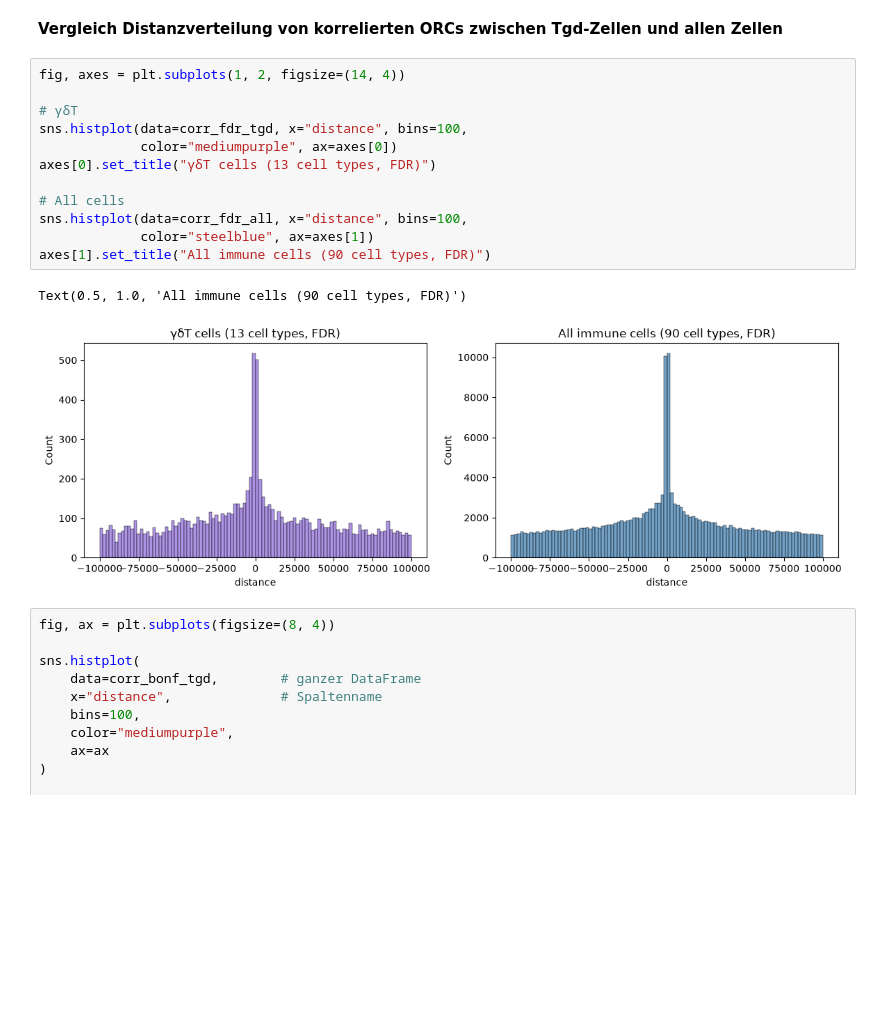
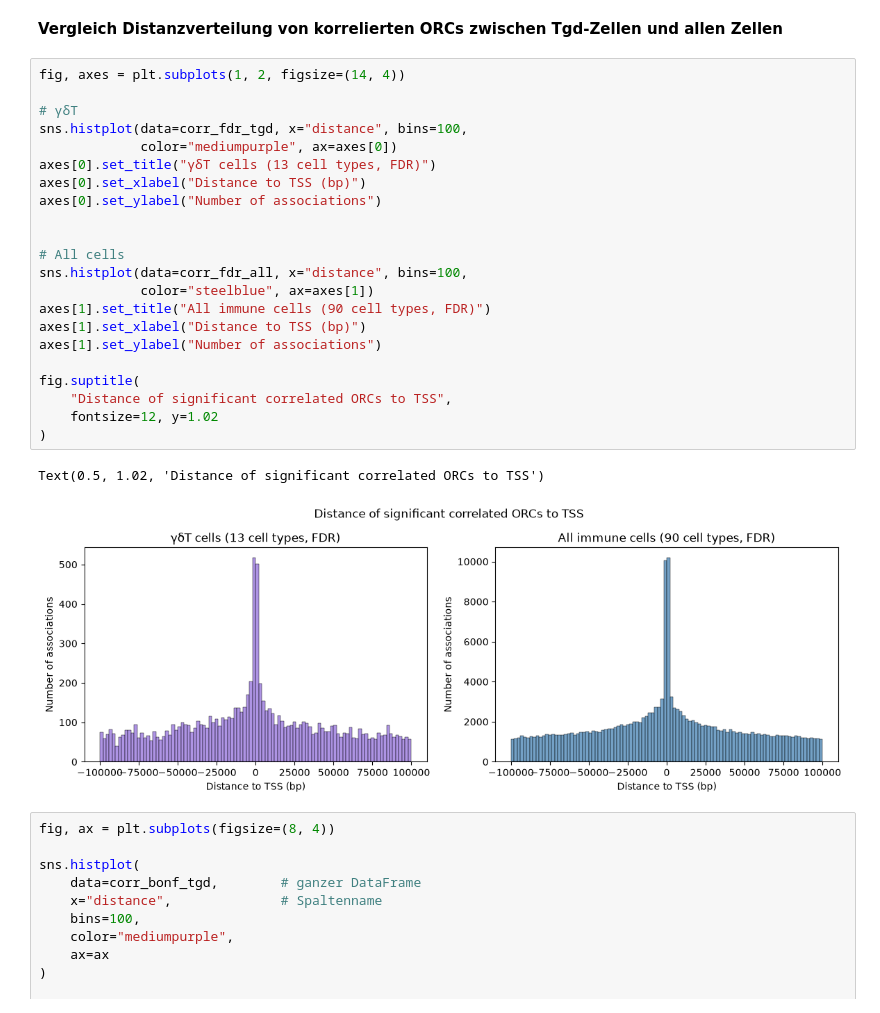
Before and after one commit to datascience-mobi-2026/topic04_team03, a Jupyter notebook: Jupyter_Lotta copy.ipynb, the cells around one changed output. Cells and saved outputs as stored; diff of their text form; blank space fills up the shorter version.

```diff
--- a/Jupyter_Lotta copy.ipynb
+++ b/Jupyter_Lotta copy.ipynb
@@ -1047,18 +1047,28 @@ plt.show()
 # %%
 fig, axes = plt.subplots(1, 2, figsize=(14, 4))
 
 # γδT
 sns.histplot(data=corr_fdr_tgd, x="distance", bins=100,
              color="mediumpurple", ax=axes[0])
 axes[0].set_title("γδT cells (13 cell types, FDR)")
+axes[0].set_xlabel("Distance to TSS (bp)")
+axes[0].set_ylabel("Number of associations")
+
 
 # All cells
 sns.histplot(data=corr_fdr_all, x="distance", bins=100,
              color="steelblue", ax=axes[1])
 axes[1].set_title("All immune cells (90 cell types, FDR)")
+axes[1].set_xlabel("Distance to TSS (bp)")
+axes[1].set_ylabel("Number of associations")
+
+fig.suptitle(
+    "Distance of significant correlated ORCs to TSS",
+    fontsize=12, y=1.02
+)
 # %% [output]
-Text(0.5, 1.0, 'All immune cells (90 cell types, FDR)')
+Text(0.5, 1.02, 'Distance of significant correlated ORCs to TSS')
-[figure, old version]
+[figure, new version]
 # %%
 fig, ax = plt.subplots(figsize=(8, 4))
 
```
Also changed, not shown: parts of 3 cells of this notebook, 2 other files.
